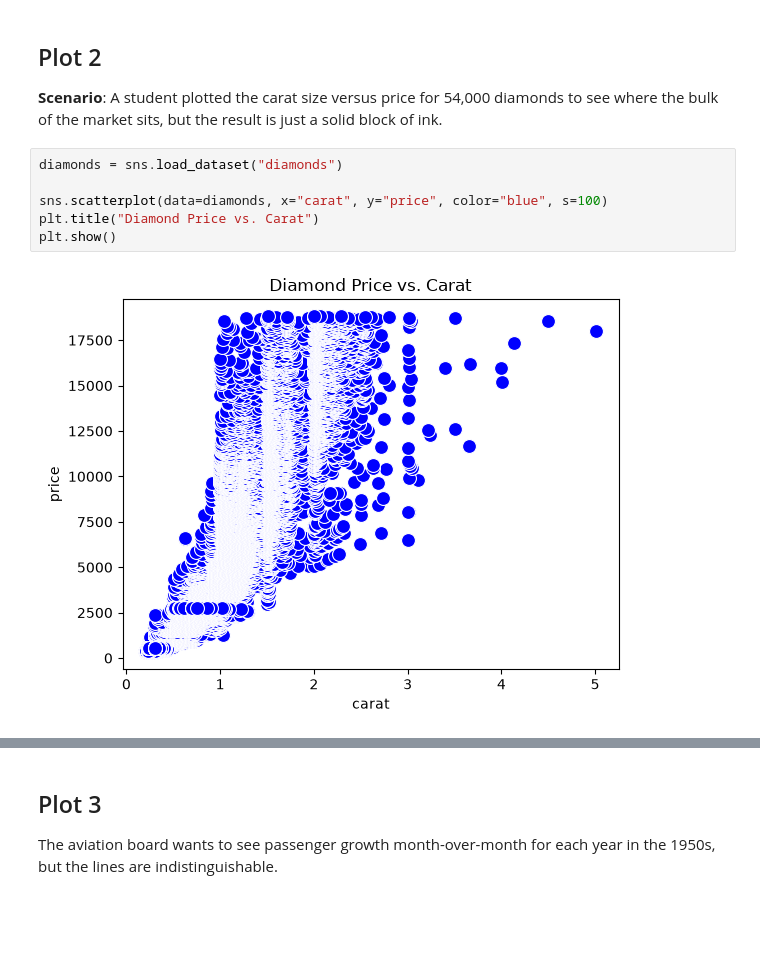
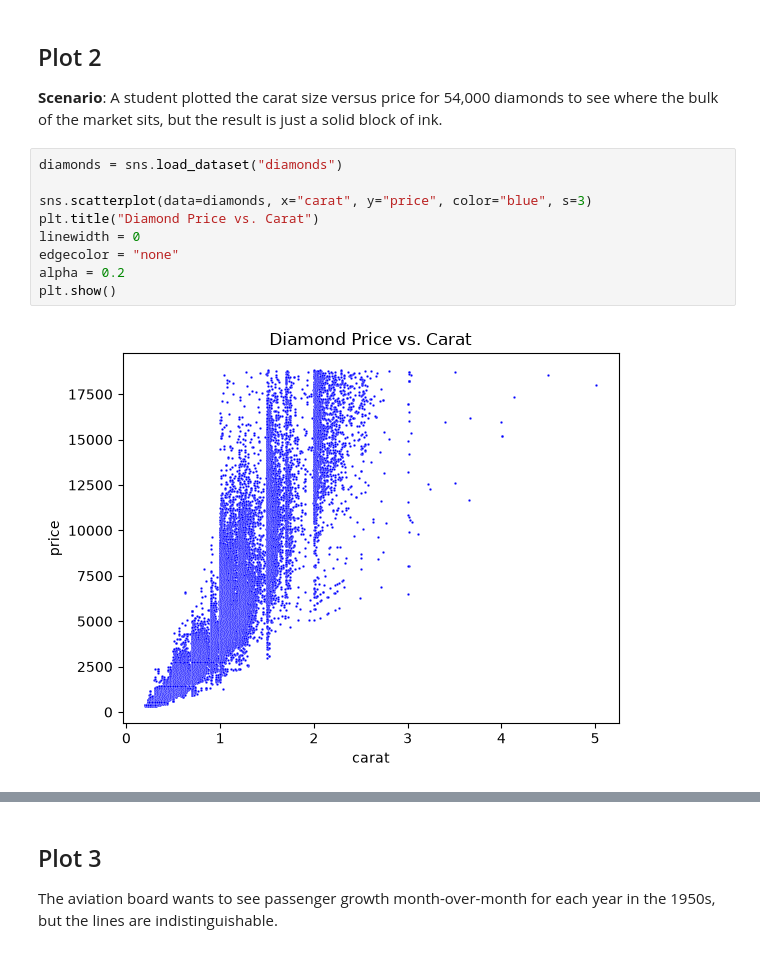
Before and after one commit to Ihatesnotsgobbler/cmpsc105-lab05, a Jupyter notebook: lab05.ipynb, the cells around one changed output, grey strips where cells are left out. Drawn from its saved outputs; the diff is of its cells as text; blank space fills up the shorter version.

```diff
--- a/lab05.ipynb
+++ b/lab05.ipynb
@@ -42,9 +49,12 @@ How you changed the plot and why:
 # %%
 diamonds = sns.load_dataset("diamonds")
 
-sns.scatterplot(data=diamonds, x="carat", y="price", color="blue", s=100)
+sns.scatterplot(data=diamonds, x="carat", y="price", color="blue", s=3)
 plt.title("Diamond Price vs. Carat")
+linewidth = 0
+edgecolor = "none"
+alpha = 0.2
 plt.show()
 # %% [output]
-[figure, old version]
+[figure, new version]
 # %% [markdown]
```
Also changed, not shown: parts of 8 cells of this notebook.
